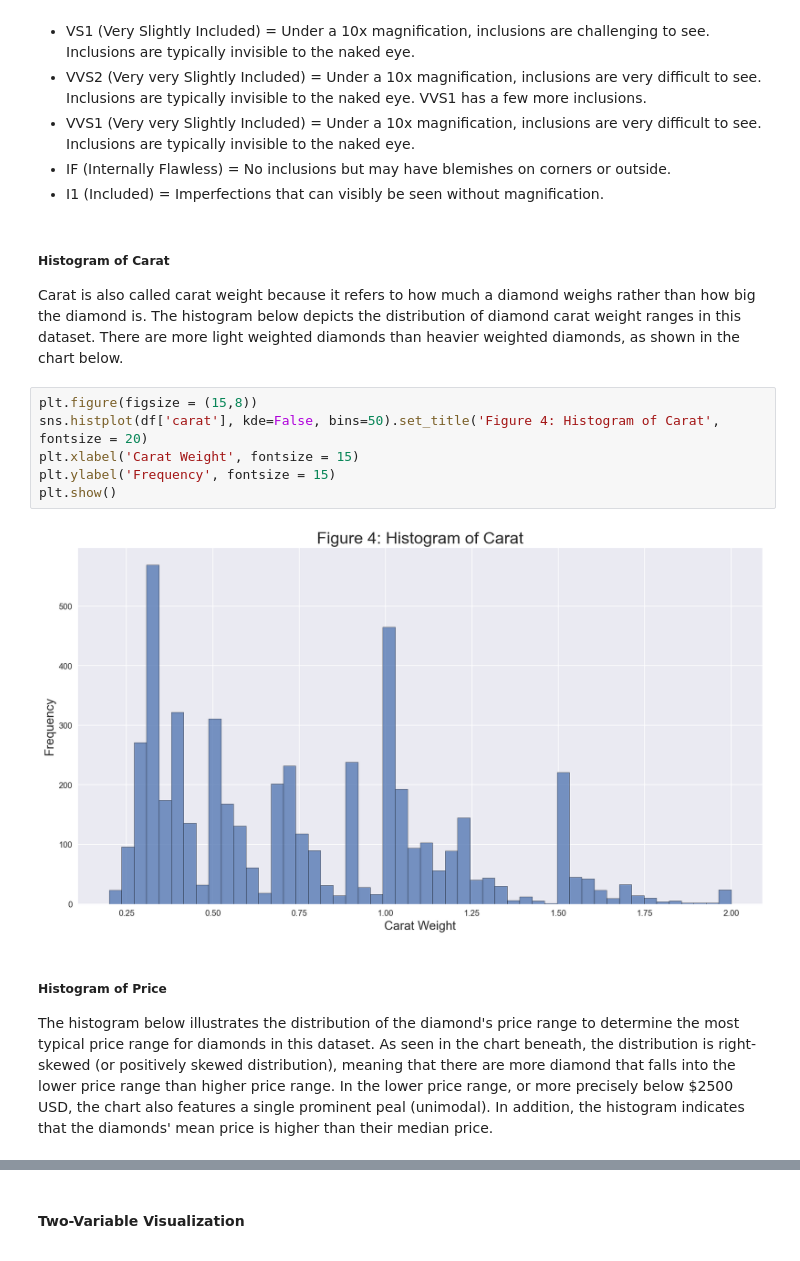
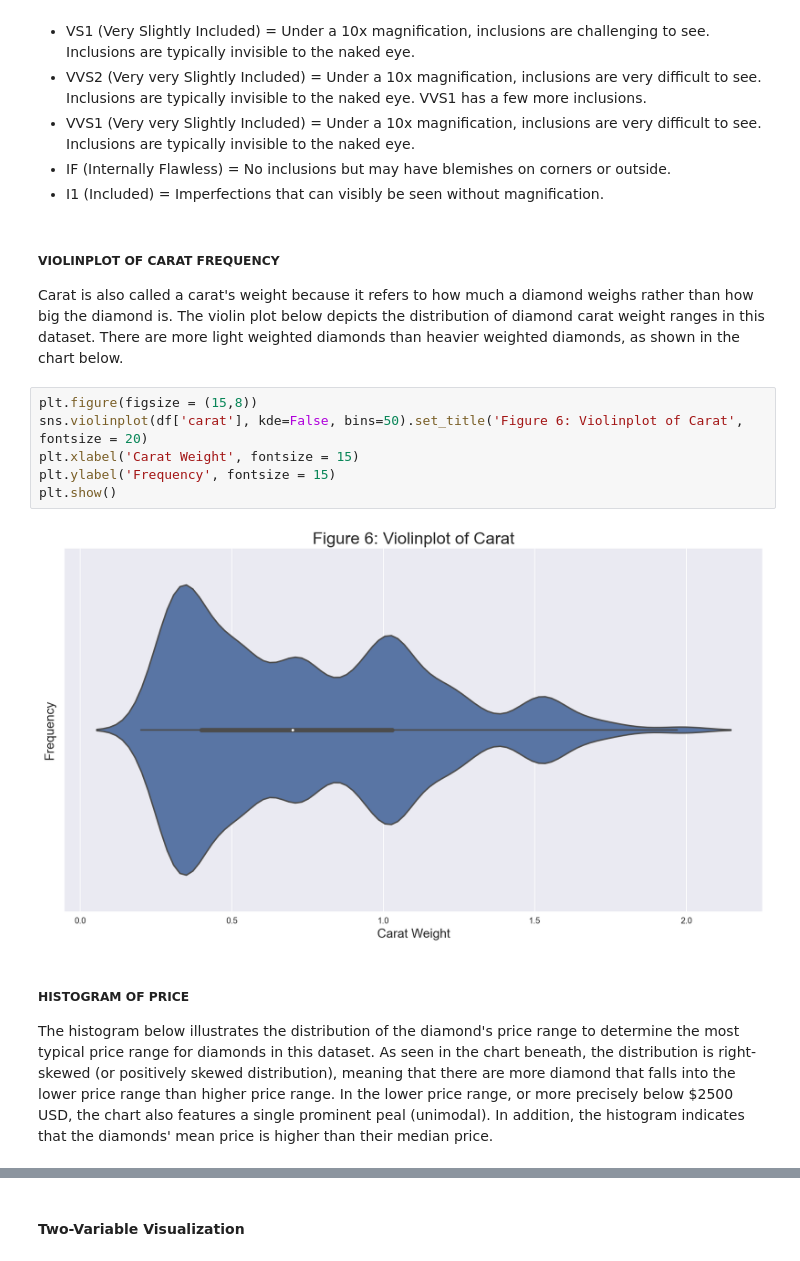
Before and after one commit to s3955624-Chee-Kin-Go/Phase-1, a Jupyter notebook: Phase 1 real.ipynb, the cells around one changed output, grey strips where cells are left out. Saved outputs shown, nothing was run; the diff lists cells and outputs as text.

```diff
--- a/Phase 1 real.ipynb
+++ b/Phase 1 real.ipynb
@@ -285,19 +285,19 @@ The diamond clarity grade is as follows:
 - IF (Internally Flawless) = No inclusions but may have blemishes on corners or outside.
 - I1 (Included) =  Imperfections that can visibly be seen without magnification.
 # %% [markdown]
-<h5>Histogram of Carat</h5>
+<h5>VIOLINPLOT OF CARAT FREQUENCY</h5>
 
-Carat is also called carat weight because it refers to how much a diamond weighs rather than how big the diamond is. The histogram below depicts the distribution of diamond carat weight ranges in this dataset. There are more light weighted diamonds than heavier weighted diamonds, as shown in the chart below.
+Carat is also called a carat's weight because it refers to how much a diamond weighs rather than how big the diamond is. The violin plot below depicts the distribution of diamond carat weight ranges in this dataset. There are more light weighted diamonds than heavier weighted diamonds, as shown in the chart below.
 # %%
 plt.figure(figsize = (15,8))
-sns.histplot(df['carat'], kde=False, bins=50).set_title('Figure 4: Histogram of Carat', fontsize = 20)
+sns.violinplot(df['carat'], kde=False, bins=50).set_title('Figure 6: Violinplot of Carat', fontsize = 20)
 plt.xlabel('Carat Weight', fontsize = 15)
 plt.ylabel('Frequency', fontsize = 15)
 plt.show()
 # %% [output]
-[figure, old version]
+[figure, new version]
 # %% [markdown]
-<h5>Histogram of Price</h5>
+<h5>HISTOGRAM OF PRICE</h5>
 
 The histogram below illustrates the distribution of the diamond's price range to determine the most typical price range for diamonds in this dataset. As seen in the chart beneath, the distribution is right-skewed (or positively skewed distribution), meaning that there are more diamond that falls into the lower price range than higher price range. In the lower price range, or more precisely below $2500 USD, the chart also features a single prominent peal (unimodal). In addition, the histogram indicates that the diamonds' mean price is higher than their median price.
 # %%
```
Also changed, not shown: parts of 26 cells of this notebook.
